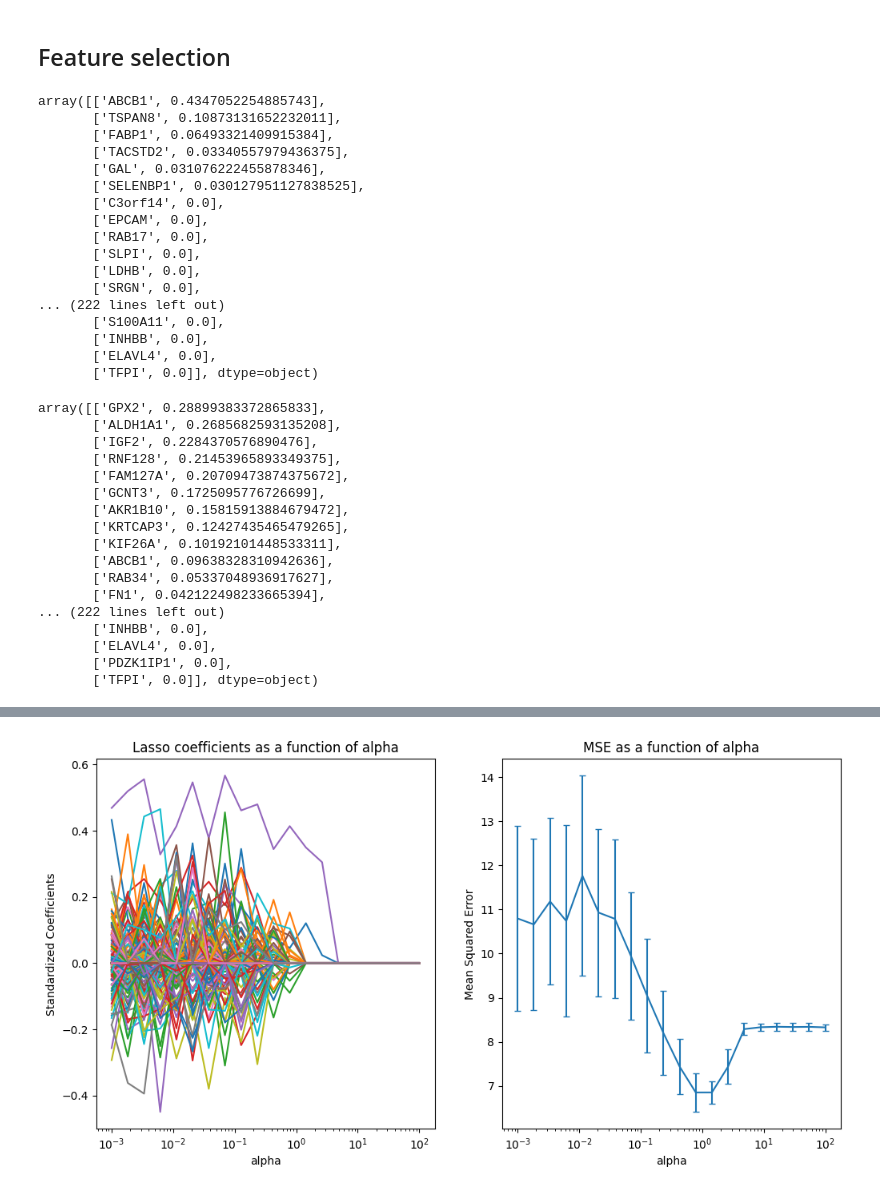
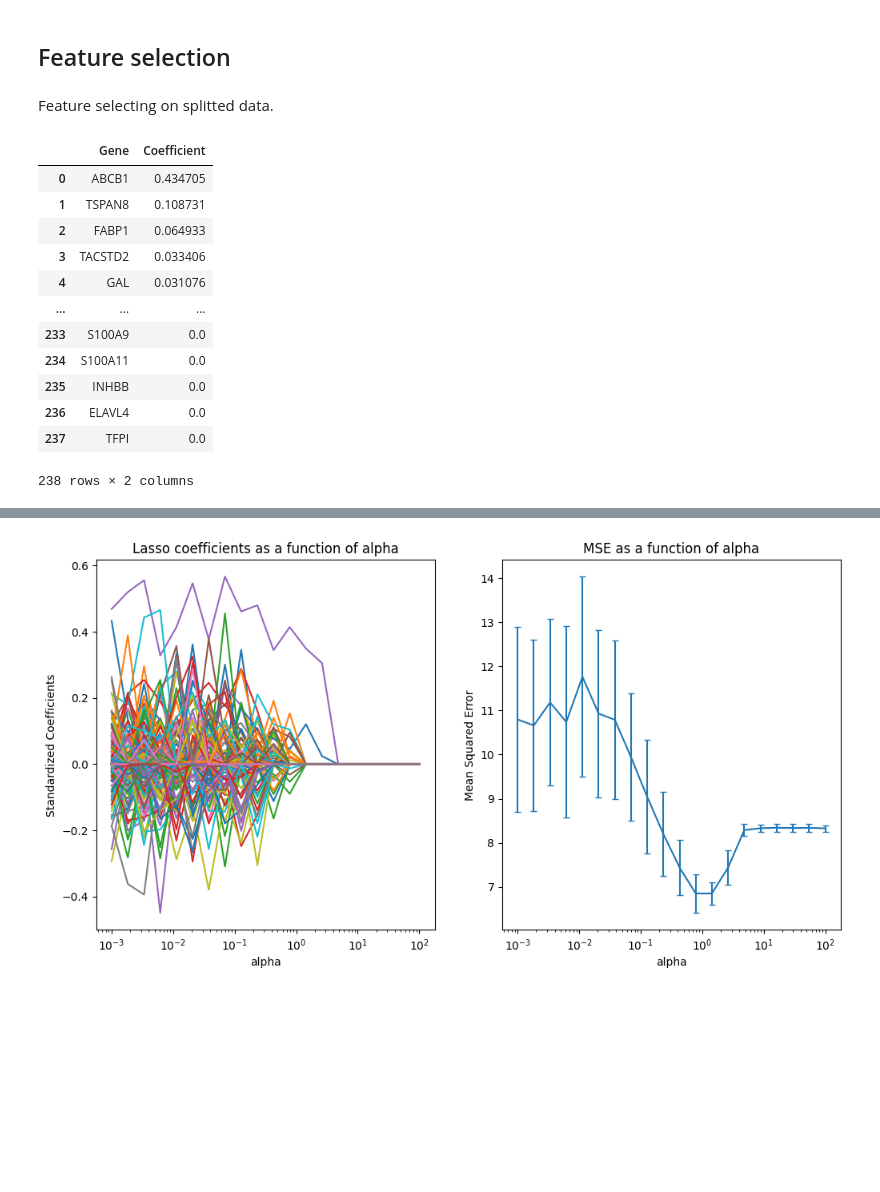
Before and after one commit to MartvStraten/8dm50-machine-learning, a Jupyter notebook: practicals/week_3.ipynb, the cells around one changed output, grey strips where cells are left out. Cells and saved outputs as stored; diff of their text form; code cells hidden in the pictures; blank space fills up the shorter version.

```diff
--- a/practicals/week_3.ipynb
+++ b/practicals/week_3.ipynb
@@ -354,45 +354,23 @@ print(best_alpha)
 0.88
 # %% [markdown]
 ## Feature selection
+# %% [markdown]
+Feature selecting on splitted data.
 # %%
 train_result = get_sorted_features(X_train, y_train, gene_expression.columns, best_alpha)
+train_result = pd.DataFrame(train_result, columns=['Gene', 'Coefficient'])
 train_result
 # %% [output]
+|  | Gene | Coefficient |
+| 0 | ABCB1 | 0.434705 |
+| 1 | TSPAN8 | 0.108731 |
+| 2 | FABP1 | 0.064933 |
+| 3 | TACSTD2 | 0.033406 |
+| 4 | GAL | 0.031076 |
+| ... | ... | ... |
+| 233 | S100A9 | 0.0 |
+| 234 | S100A11 | 0.0 |
+| 235 | INHBB | 0.0 |
+| 236 | ELAVL4 | 0.0 |
+| 237 | TFPI | 0.0 |
-array([['ABCB1', 0.4347052254885743],
-       ['TSPAN8', 0.10873131652232011],
-       ['FABP1', 0.06493321409915384],
-       ['TACSTD2', 0.03340557979436375],
-       ['GAL', 0.031076222455878346],
-       ['SELENBP1', 0.030127951127838525],
-       ['C3orf14', 0.0],
-       ['EPCAM', 0.0],
-       ['RAB17', 0.0],
-       ['SLPI', 0.0],
-       ['LDHB', 0.0],
-       ['SRGN', 0.0],
-... (222 lines left out)
-       ['S100A11', 0.0],
-       ['INHBB', 0.0],
-       ['ELAVL4', 0.0],
-       ['TFPI', 0.0]], dtype=object)
+238 rows × 2 columns
-# %%
-validation_result = get_sorted_features(X_test, y_test, gene_expression.columns ,best_alpha)
-validation_result
-# %% [output]
-array([['GPX2', 0.28899383372865833],
-       ['ALDH1A1', 0.2685682593135208],
-       ['IGF2', 0.2284370576890476],
-       ['RNF128', 0.21453965893349375],
-       ['FAM127A', 0.20709473874375672],
-       ['GCNT3', 0.1725095776726699],
-       ['AKR1B10', 0.15815913884679472],
-       ['KRTCAP3', 0.12427435465479265],
-       ['KIF26A', 0.10192101448533311],
-       ['ABCB1', 0.09638328310942636],
-       ['RAB34', 0.05337048936917627],
-       ['FN1', 0.042122498233665394],
-... (222 lines left out)
-       ['INHBB', 0.0],
-       ['ELAVL4', 0.0],
-       ['PDZK1IP1', 0.0],
-       ['TFPI', 0.0]], dtype=object)
```
Also changed, not shown: parts of 5 cells of this notebook.
